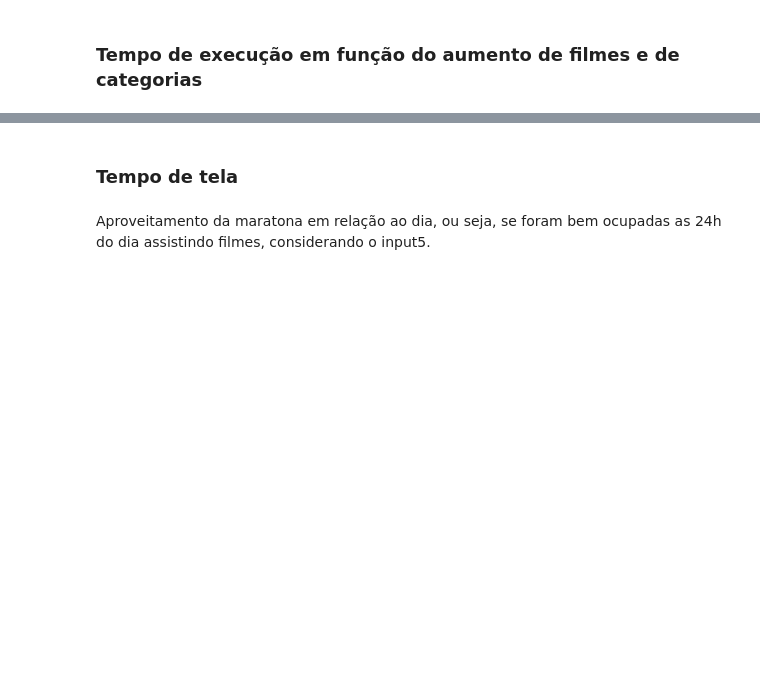
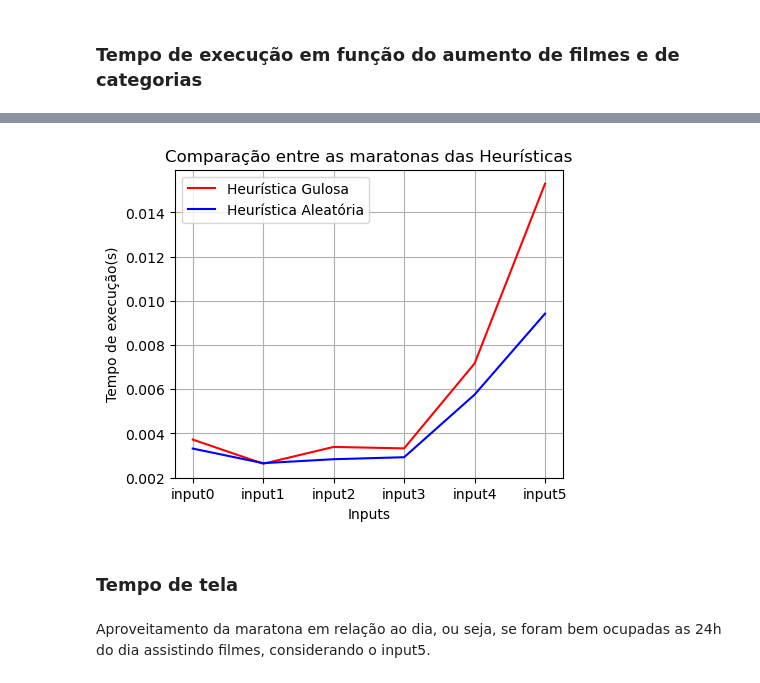
Before and after one commit to GabrielaMitu/Supercomp-MaratonaFilmes, a Jupyter notebook: GraficosComparativos.ipynb, the cells around one changed output, grey strips where cells are left out. Cells and saved outputs as stored; diff of their text form; code cells hidden in the pictures; blank space fills up the shorter version.

```diff
--- a/GraficosComparativos.ipynb
+++ b/GraficosComparativos.ipynb
@@ -71,21 +72,19 @@ Tempos de execução da Heurística Aleatorizada em cada input:
 # %%
 #INPUTS
 inputs = ["input0", "input1", "input2", "input3", "input4", "input5"]
 
-# TEMPO GASTO EM CADA HEURÍSTICA
-# Obs.: Resultados obtidos pelos executáveis
-maratonaGulosa = [5, 13, 20, 23, 23, 23]
-maratonaAleatoria = [5, 8, 8, 7, 8, 8]
-
 
 plt.figure(figsize=(5,4))
-plt.plot(inputs, maratonaGulosa, color='red', label = "Heurística Gulosa")
-plt.plot(inputs, maratonaAleatoria, color='blue', label = "Heurística Aleatória")
+plt.plot(inputs, temposGulosa1, color='red', label = "Heurística Gulosa")
+plt.plot(inputs, temposAleatoria1, color='blue', label = "Heurística Aleatória")
 plt.xlabel("Inputs")
-plt.ylabel("Maratonas (num de filmes)")
+plt.ylabel("Tempo de execução(s)")
 plt.title("Comparação entre as maratonas das Heurísticas")
 plt.legend()
+plt.grid()
 plt.show()
+# %% [output]
+[figure, added]
 # %% [markdown]
 ### Tempo de tela
 # %% [markdown]
```
Also changed, not shown: parts of 11 cells of this notebook, 12 other files.
